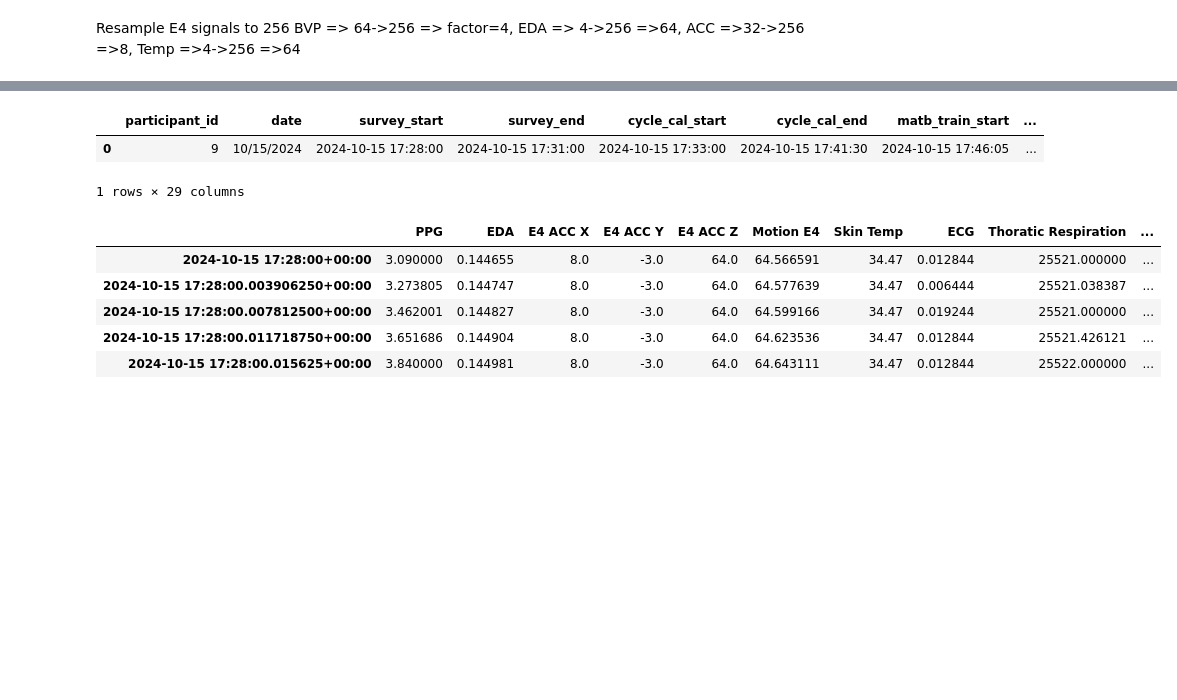
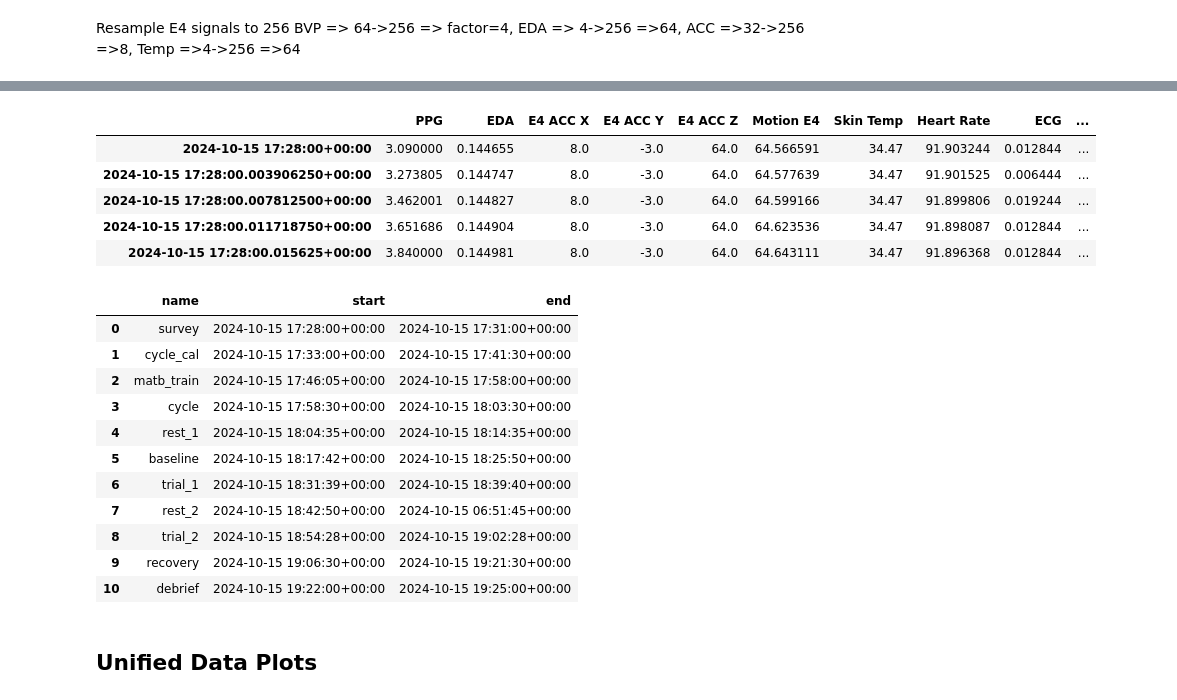
Before and after one commit to artjsalina5/Biosignal_process, a Jupyter notebook: Processing Pipeline.ipynb, the cells around one changed output, grey strips where cells are left out. Drawn from its saved outputs; the diff is of its cells as text; code cells hidden in the pictures; blank space fills up the shorter version.

```diff
--- a/Processing Pipeline.ipynb
+++ b/Processing Pipeline.ipynb
@@ -546,5 +299,6 @@ plt.suptitle("Resampled Empatica E4 Data");
 # %%
-e4_np = np.column_stack([ppg_up, eda_up, e4_accx_up, e4_accy_up, e4_accz_up, e4_motion_up, temp_up])
+e4_np = np.column_stack([ppg_up, eda_up, e4_accx_up, e4_accy_up, e4_accz_up, e4_motion_up, temp_up, e4_hr_up])
+startTime_E4 = BVP_raw.index[0] # Highest resolution start time -AJS
 
 time_index_e4 = pd.date_range(
     start=startTime_E4,
@@ -555,7 +309,7 @@ time_index_e4 = pd.date_range(
 comb_e4 = pd.DataFrame(
     e4_np,
     index=time_index_e4,
-    columns=["PPG", "EDA", "E4 ACC X", "E4 ACC Y", "E4 ACC Z", "Motion E4", "Skin Temp"]
+    columns=["PPG", "EDA", "E4 ACC X", "E4 ACC Y", "E4 ACC Z", "Motion E4", "Skin Temp", "Heart Rate"]
 )
 # %% [markdown]
 # Data Alignment
@@ -573,31 +322,68 @@ utc_times_df = pd.DataFrame(utc_times)
 start_time = pd.to_datetime(utc_times_df['survey_start'].iloc[0]).tz_localize('UTC')
 end_time = pd.to_datetime(utc_times_df['recovery_end'].iloc[0]).tz_localize('UTC')
 
-display(utc_times_df)
+exclude_columns = [
+    "date",
+    "start_time",
+    "end_time",
+    "participant_id",
+    "total_time",
+    "experimental_time",
+    "arrival_time"
+]
+
+for column in utc_times_df.columns:
+    if column not in exclude_columns:
+        utc_times_df[column] = pd.to_datetime(utc_times_df[column]).dt.tz_localize('UTC')
+
+time_periods = [
+    {"name": "survey", "start": utc_times_df['survey_start'].iloc[0], "end": utc_times_df['survey_end'].iloc[0]},
+    {"name": "cycle_cal", "start": utc_times_df['cycle_cal_start'].iloc[0], "end": utc_times_df['cycle_cal_end'].iloc[0]},
+    {"name": "matb_train", "start": utc_times_df['matb_train_start'].iloc[0], "end": utc_times_df['matb_train_end'].iloc[0]},
+    {"name": "cycle", "start": utc_times_df['cycle_start'].iloc[0], "end": utc_times_df['cycle_end'].iloc[0]},
+    {"name": "rest_1", "start": utc_times_df['rest_1_start'].iloc[0], "end": utc_times_df['rest_1_end'].iloc[0]},
+    {"name": "baseline", "start": utc_times_df['base_start'].iloc[0], "end": utc_times_df['base_end'].iloc[0]},
+    {"name": "trial_1", "start": utc_times_df['trial_1_start'].iloc[0], "end": utc_times_df['trial_1_end'].iloc[0]},
+    {"name": "rest_2", "start": utc_times_df['rest_2_start'].iloc[0], "end": utc_times_df['rest_2_end'].iloc[0]},
+    {"name": "trial_2", "start": utc_times_df['trial_2_start'].iloc[0], "end": utc_times_df['trial_2_end'].iloc[0]},
+    {"name": "recovery", "start": utc_times_df['recovery_start'].iloc[0], "end": utc_times_df['recovery_end'].iloc[0]},
+    {"name": "debrief", "start": utc_times_df['debrief_start'].iloc[0], "end": utc_times_df['debrief_end'].iloc[0]}
+]
+
 #display(comb_e4.head())
 #display(comb_hexo.head())
 #display(comb_e4.tail())
 #display(comb_hexo.tail())
-# %% [output]
-|  | participant_id | date | survey_start | survey_end | cycle_cal_start | cycle_cal_end | matb_train_start | ... |
-| 0 | 9 | 10/15/2024 | 2024-10-15 17:28:00 | 2024-10-15 17:31:00 | 2024-10-15 17:33:00 | 2024-10-15 17:41:30 | 2024-10-15 17:46:05 | ... |
-1 rows × 29 columns
 # %%
-
 frequency = f"{1000000000 / 256}ns"
 experiment_time_index = pd.date_range(start=start_time, end=end_time, freq=frequency)
 
 aligned_e4 = comb_e4.reindex(experiment_time_index)
 aligned_hexo = comb_hexo.reindex(experiment_time_index)
-aligned_ibi = IBIe4.reindex(experiment_time_index)
+# aligned_ibi = IBIe4.reindex(experiment_time_index)
 
-combined_df = pd.concat([aligned_e4, aligned_hexo, aligned_ibi], axis=1)
+combined_df = pd.concat([aligned_e4, aligned_hexo], axis=1)
 
 display(combined_df.head())
+time_periods_df = pd.DataFrame(time_periods)
+
+display(time_periods_df)
 # %% [output]
-|  | PPG | EDA | E4 ACC X | E4 ACC Y | E4 ACC Z | Motion E4 | Skin Temp | ECG | Thoratic Respiration | ... |
-| 2024-10-15 17:28:00+00:00 | 3.090000 | 0.144655 | 8.0 | -3.0 | 64.0 | 64.566591 | 34.47 | 0.012844 | 25521.000000 | ... |
-| 2024-10-15 17:28:00.003906250+00:00 | 3.273805 | 0.144747 | 8.0 | -3.0 | 64.0 | 64.577639 | 34.47 | 0.006444 | 25521.038387 | ... |
-| 2024-10-15 17:28:00.007812500+00:00 | 3.462001 | 0.144827 | 8.0 | -3.0 | 64.0 | 64.599166 | 34.47 | 0.019244 | 25521.000000 | ... |
-| 2024-10-15 17:28:00.011718750+00:00 | 3.651686 | 0.144904 | 8.0 | -3.0 | 64.0 | 64.623536 | 34.47 | 0.012844 | 25521.426121 | ... |
-| 2024-10-15 17:28:00.015625+00:00 | 3.840000 | 0.144981 | 8.0 | -3.0 | 64.0 | 64.643111 | 34.47 | 0.012844 | 25522.000000 | ... |
+|  | PPG | EDA | E4 ACC X | E4 ACC Y | E4 ACC Z | Motion E4 | Skin Temp | Heart Rate | ECG | ... |
+| 2024-10-15 17:28:00+00:00 | 3.090000 | 0.144655 | 8.0 | -3.0 | 64.0 | 64.566591 | 34.47 | 91.903244 | 0.012844 | ... |
+| 2024-10-15 17:28:00.003906250+00:00 | 3.273805 | 0.144747 | 8.0 | -3.0 | 64.0 | 64.577639 | 34.47 | 91.901525 | 0.006444 | ... |
+| 2024-10-15 17:28:00.007812500+00:00 | 3.462001 | 0.144827 | 8.0 | -3.0 | 64.0 | 64.599166 | 34.47 | 91.899806 | 0.019244 | ... |
+| 2024-10-15 17:28:00.011718750+00:00 | 3.651686 | 0.144904 | 8.0 | -3.0 | 64.0 | 64.623536 | 34.47 | 91.898087 | 0.012844 | ... |
+| 2024-10-15 17:28:00.015625+00:00 | 3.840000 | 0.144981 | 8.0 | -3.0 | 64.0 | 64.643111 | 34.47 | 91.896368 | 0.012844 | ... |
+|  | name | start | end |
+| 0 | survey | 2024-10-15 17:28:00+00:00 | 2024-10-15 17:31:00+00:00 |
+| 1 | cycle_cal | 2024-10-15 17:33:00+00:00 | 2024-10-15 17:41:30+00:00 |
+| 2 | matb_train | 2024-10-15 17:46:05+00:00 | 2024-10-15 17:58:00+00:00 |
+| 3 | cycle | 2024-10-15 17:58:30+00:00 | 2024-10-15 18:03:30+00:00 |
+| 4 | rest_1 | 2024-10-15 18:04:35+00:00 | 2024-10-15 18:14:35+00:00 |
+| 5 | baseline | 2024-10-15 18:17:42+00:00 | 2024-10-15 18:25:50+00:00 |
+| 6 | trial_1 | 2024-10-15 18:31:39+00:00 | 2024-10-15 18:39:40+00:00 |
+| 7 | rest_2 | 2024-10-15 18:42:50+00:00 | 2024-10-15 06:51:45+00:00 |
+| 8 | trial_2 | 2024-10-15 18:54:28+00:00 | 2024-10-15 19:02:28+00:00 |
+| 9 | recovery | 2024-10-15 19:06:30+00:00 | 2024-10-15 19:21:30+00:00 |
+| 10 | debrief | 2024-10-15 19:22:00+00:00 | 2024-10-15 19:25:00+00:00 |
@@ -869,0 +390,2 @@ nk.events_plot(events, df_signals["ECG"].values)
+# %% [markdown]
+## Unified Data Plots
```
Also changed, not shown: parts of 42 cells of this notebook, 11 other files.
